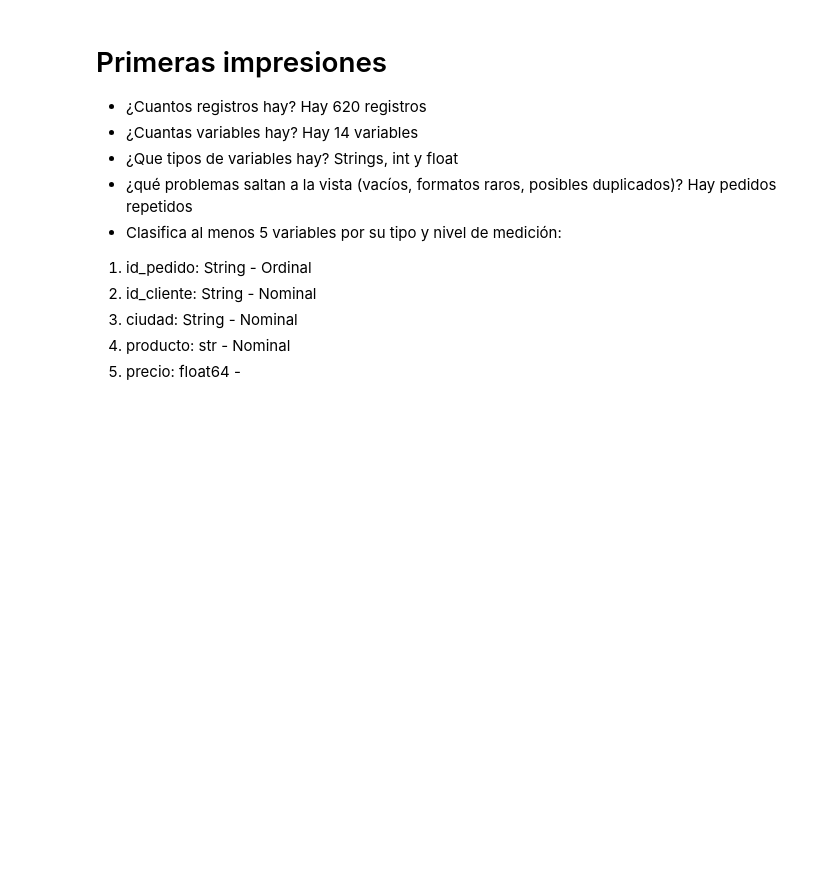
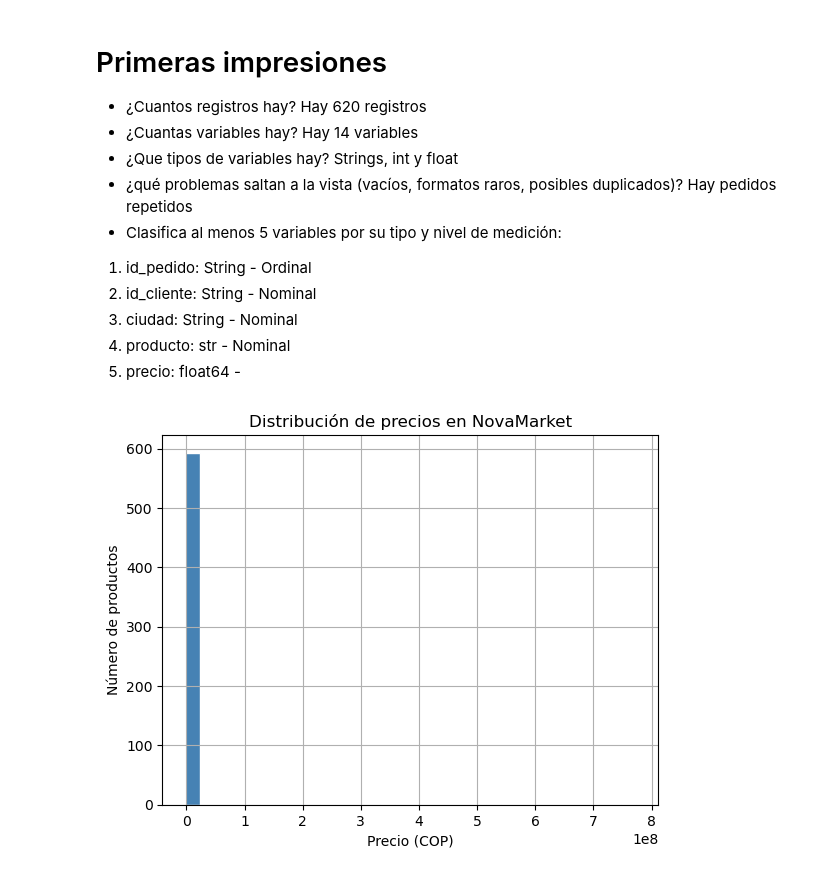
Before and after one commit to danielpaya/pre_primera_clase, a Jupyter notebook: S1_primer_contacto_NovaMarket.ipynb, the cells around one changed output. Cells and saved outputs as stored; diff of their text form; code cells hidden in the pictures; blank space fills up the shorter version.

```diff
--- a/S1_primer_contacto_NovaMarket.ipynb
+++ b/S1_primer_contacto_NovaMarket.ipynb
@@ -66,3 +66,14 @@ Hay pedidos repetidos
 3. ciudad: String - Nominal
 4. producto: str - Nominal
 5. precio: float64 -
+# %%
+import matplotlib.pyplot as plt
+
+# Histograma de la columna precio del dataset NovaMarket
+df['precio'].hist(bins=30, color='steelblue', edgecolor='white')
+plt.title('Distribución de precios en NovaMarket')
+plt.xlabel('Precio (COP)')
+plt.ylabel('Número de productos')
+plt.show()
+# %% [output]
+[figure, added]
```
Also changed, not shown: parts of 8 cells of this notebook, 2 other files.
